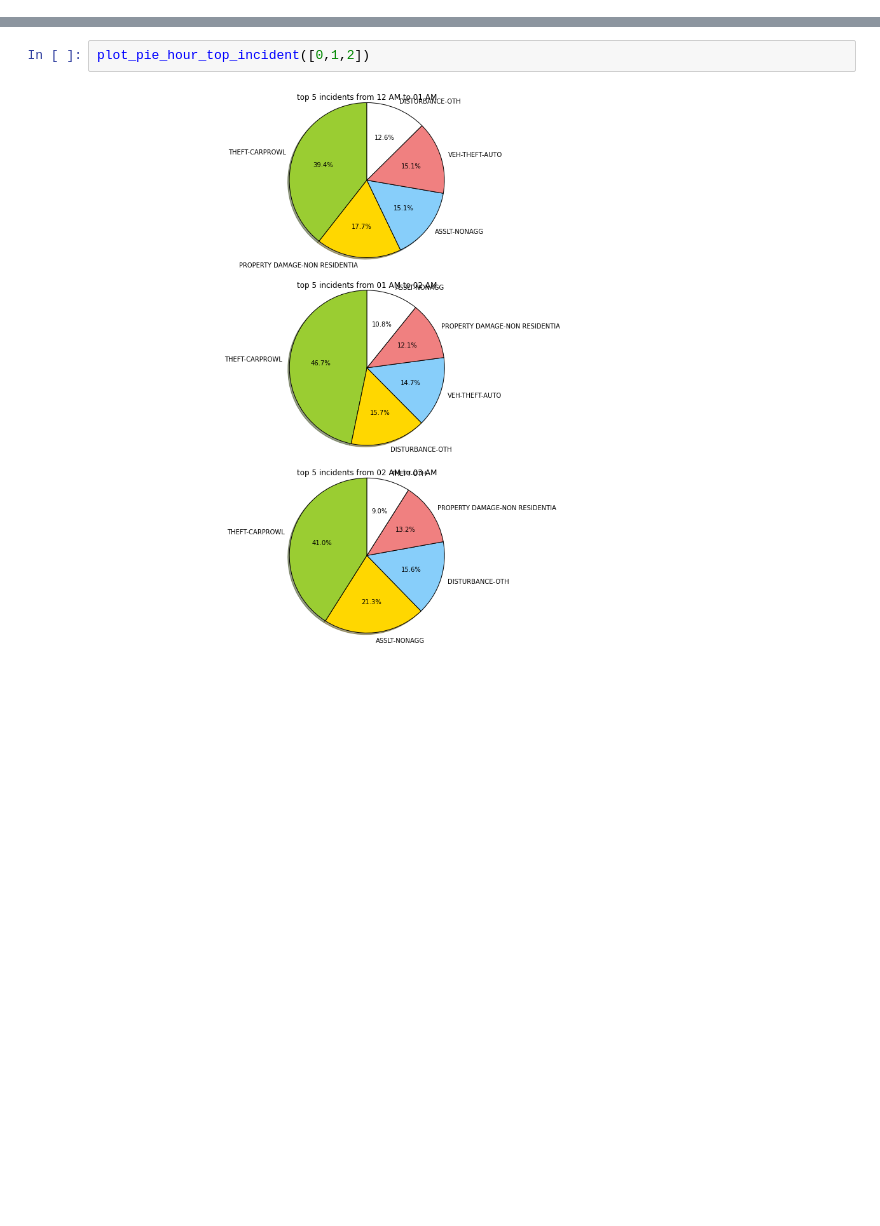
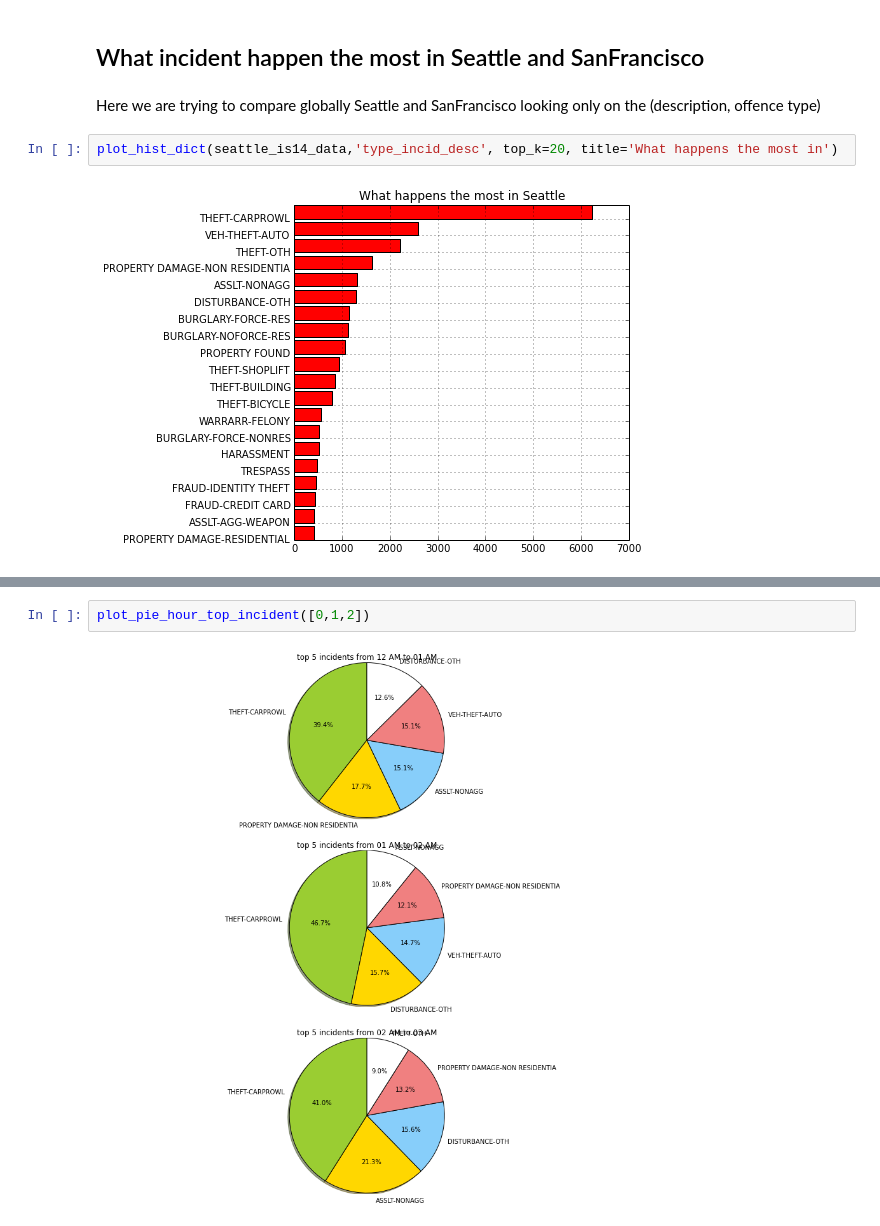
Before and after one commit to Wajih-O/datasci_course_materials, a Jupyter notebook: assignment6/Visualization.ipynb, the cells around one changed output, grey strips where cells are left out. Saved outputs shown, nothing was run; the diff lists cells and outputs as text; blank space fills up the shorter version.

```diff
--- a/assignment6/Visualization.ipynb
+++ b/assignment6/Visualization.ipynb
@@ -84,0 +188,8 @@ Relative distribution of the top k incidents given an hour shows that CARPROWL i
+# %% [markdown]
+## What incident happen the most in Seattle and  SanFrancisco
+# %% [markdown]
+Here we are trying to compare globally Seattle and SanFrancisco looking only on the (description, offence type)
+# %%
+plot_hist_dict(seattle_is14_data,'type_incid_desc', top_k=20, title='What happens the most in')
+# %% [output]
+[figure, added]
```
Also changed, not shown: parts of 75 cells of this notebook.
